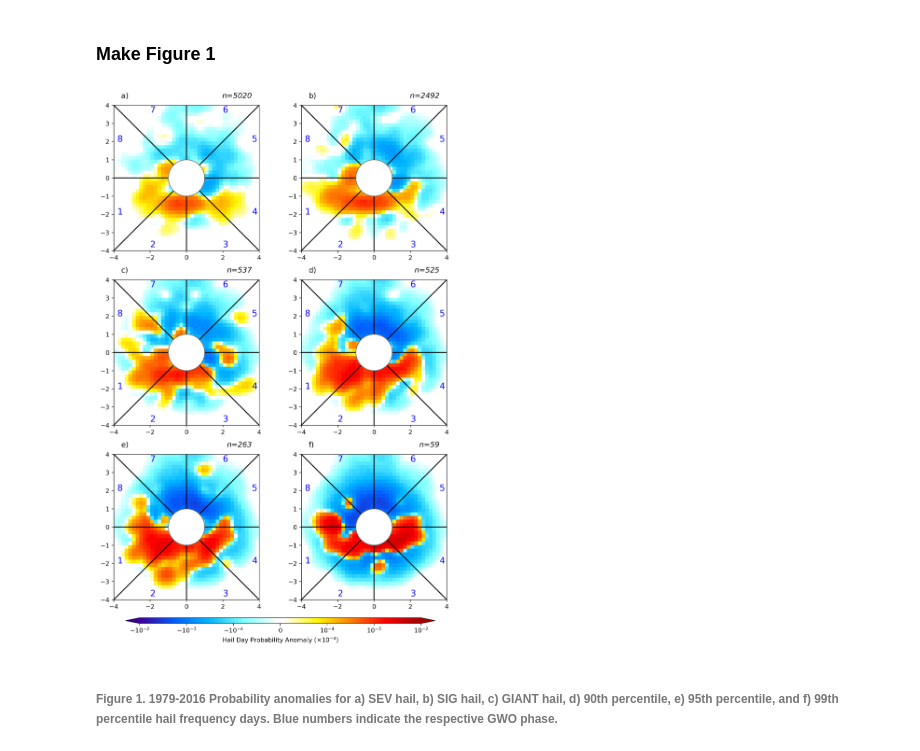
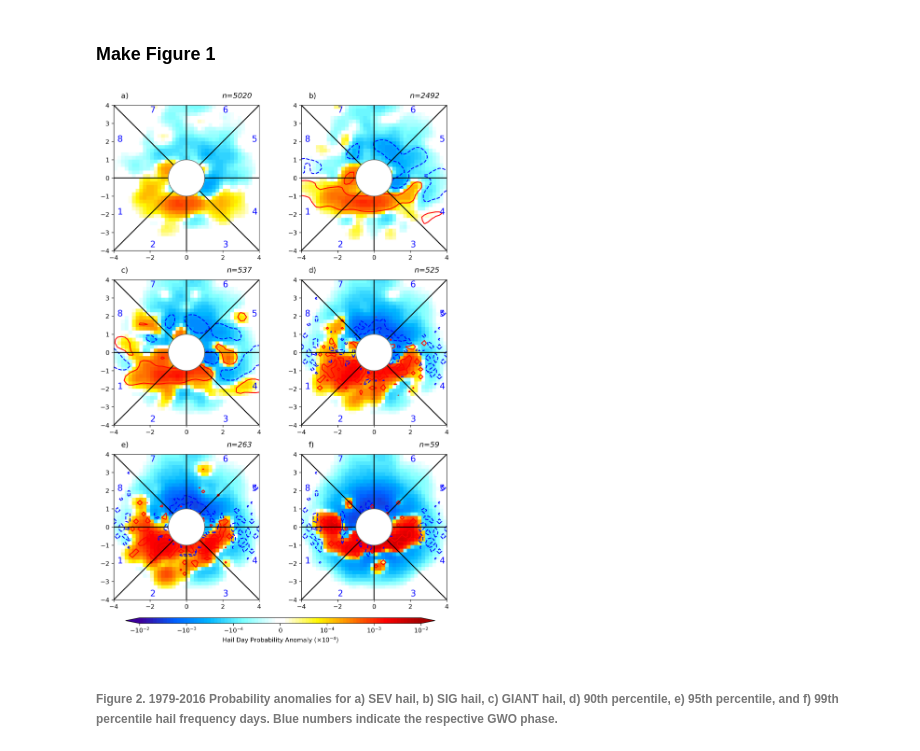
Before and after one commit to vgensini/gwohail, a Jupyter notebook: GRL_Figure1.ipynb, the cells around one changed output. Drawn from its saved outputs; the diff is of its cells as text; code cells hidden in the pictures.

```diff
--- a/GRL_Figure1.ipynb
+++ b/GRL_Figure1.ipynb
@@ -136,6 +170,12 @@ giant_anom = scipy.ndimage.filters.gaussian_filter(giant_anom,sigma,order=0)
 s90_anom = scipy.ndimage.filters.gaussian_filter(sev90_anom,sigma,order=0)
 s95_anom = scipy.ndimage.filters.gaussian_filter(sev95_anom,sigma,order=0)
 s99_anom = scipy.ndimage.filters.gaussian_filter(sev99_anom,sigma,order=0)
+sev_diff = scipy.stats.zscore(sev_anom,axis=1)
+sig_diff = scipy.stats.zscore(sig_anom,axis=1)
+giant_diff = scipy.stats.zscore(giant_anom,axis=1)
+s90_diff = scipy.stats.zscore(sev90_anom,axis=1)
+s95_diff = scipy.stats.zscore(sev95_anom,axis=1)
+s99_diff = scipy.stats.zscore(sev99_anom,axis=1)
 # %% [markdown]
 ### Make Figure 1
 # %%
@@ -169,33 +209,48 @@ extent = [xedges[0], xedges[-1], yedges[0], yedges[-1] ]
 #axes.flat[1].imshow(sig_anom.T,extent=extent,interpolation='nearest',origin='lower',cmap=cmap,vmin=-0.0009,vmax=0.0009)
 #axes.flat[2].imshow(giant_anom.T,extent=extent,interpolation='nearest',origin='lower',cmap=cmap,vmin=-0.0009,vmax=0.0009)
 #axes.flat[3].imshow(s90_anom.T,extent=extent,interpolation='nearest',origin='lower',cmap=cmap,vmin=-0.0009,vmax=0.0009)
 #axes.flat[4].imshow(s95_anom.T,extent=extent,interpolation='nearest',origin='lower',cmap=cmap,vmin=-0.0009,vmax=0.0009)
 #axes.flat[5].imshow(s99_anom.T,extent=extent,interpolation='nearest',origin='lower',cmap=cmap,vmin=-0.0009,vmax=0.0009)
 track=axes.flat[0].imshow(sev_anom.T,extent=extent,interpolation='nearest',origin='lower',cmap=cmap,norm=colors.SymLogNorm(linthresh=0.00001, linscale=0.00001,vmin=-.01, vmax=.01))
+levs = [1.25,900]
+levs1 = [-900,-1.25]
+#axes.flat[0].contour(sev_diff.T,levs,cmap=None,extent=extent,colors='red')
+#axes.flat[0].contour(sev_diff.T,levs1,cmap=None,extent=extent,colors='blue')
 axes.flat[1].imshow(sig_anom.T,extent=extent,interpolation='nearest',origin='lower',cmap=cmap,norm=colors.SymLogNorm(linthresh=0.00001, linscale=0.00001,vmin=-.01, vmax=.01))
+axes.flat[1].contour(sig_diff.T,levs,cmap=None,extent=extent,colors='red')
+axes.flat[1].contour(sig_diff.T,levs1,cmap=None,extent=extent,colors='blue')
 axes.flat[2].imshow(giant_anom.T,extent=extent,interpolation='nearest',origin='lower',cmap=cmap,norm=colors.SymLogNorm(linthresh=0.00001, linscale=0.00001,vmin=-.01, vmax=.01))
+axes.flat[2].contour(giant_diff.T,levs,cmap=None,extent=extent,colors='red')
+axes.flat[2].contour(giant_diff.T,levs1,cmap=None,extent=extent,colors='blue')
 axes.flat[3].imshow(s90_anom.T,extent=extent,interpolation='nearest',origin='lower',cmap=cmap,norm=colors.SymLogNorm(linthresh=0.00001, linscale=0.00001,vmin=-.01, vmax=.01))
+axes.flat[3].contour(s90_diff.T,levs,cmap=None,extent=extent,colors='red')
+axes.flat[3].contour(s90_diff.T,levs1,cmap=None,extent=extent,colors='blue')
 axes.flat[4].imshow(s95_anom.T,extent=extent,interpolation='nearest',origin='lower',cmap=cmap,norm=colors.SymLogNorm(linthresh=0.00001, linscale=0.00001,vmin=-.01, vmax=.01))
+axes.flat[4].contour(s95_diff.T,levs,cmap=None,extent=extent,colors='red')
+axes.flat[4].contour(s95_diff.T,levs1,cmap=None,extent=extent,colors='blue')
 axes.flat[5].imshow(s99_anom.T,extent=extent,interpolation='nearest',origin='lower',cmap=cmap,norm=colors.SymLogNorm(linthresh=0.00001, linscale=0.00001,vmin=-.01, vmax=.01))
+axes.flat[5].contour(s99_diff.T,levs,cmap=None,extent=extent,colors='red')
+axes.flat[5].contour(s99_diff.T,levs1,cmap=None,extent=extent,colors='blue')
 cbar = fig.colorbar(track,ax=axes.ravel().tolist(),ticks=[-.01,-.001,-0.0001,0,0.0001,0.001,0.01], orientation='horizontal', pad=.03,aspect=50, shrink=.9, extend='both')
 cbar.set_label('Hail Day Probability Anomaly ' +r'$(\times10^{-4})$' )
 axes.flat[0].annotate('a)',(.05,1.05), xycoords='axes fraction', ha='left', fontsize=12)
 axes.flat[0].annotate('n='+str(sev_hail_df['date'].count()),(.95,1.05), xycoords='axes fraction', ha='right', fontsize=12,fontstyle='italic')
 axes.flat[1].annotate('b)',(.05,1.05), xycoords='axes fraction', ha='left', fontsize=12)
 axes.flat[1].annotate('n='+str(sig_hail_df['date'].count()),(.95,1.05), xycoords='axes fraction', ha='right', fontsize=12,fontstyle='italic')
 axes.flat[2].annotate('c)',(.05,1.05), xycoords='axes fraction', ha='left', fontsize=12)
 axes.flat[2].annotate('n='+str(giant_hail_df['date'].count()),(.95,1.05), xycoords='axes fraction', ha='right', fontsize=12,fontstyle='italic')
 axes.flat[3].annotate('d)',(.05,1.05), xycoords='axes fraction', ha='left', fontsize=12)
 axes.flat[3].annotate('n='+str(ninetyth_hail_df.mag.count()),(.95,1.05), xycoords='axes fraction', ha='right', fontsize=12,fontstyle='italic')
 axes.flat[4].annotate('e)',(.05,1.05), xycoords='axes fraction', ha='left', fontsize=12)
 axes.flat[4].annotate('n='+str(ninety5th_hail_df.mag.count()),(.95,1.05), xycoords='axes fraction', ha='right', fontsize=12,fontstyle='italic')
 axes.flat[5].annotate('f)',(.05,1.05), xycoords='axes fraction', ha='left', fontsize=12)
 axes.flat[5].annotate('n='+str(ninety9th_hail_df.mag.count()),(.95,1.05), xycoords='axes fraction', ha='right', fontsize=12,fontstyle='italic')
+
 #plt.savefig('hailbyGWOphase.eps',format='eps')
 #plt.savefig('hailbyGWOphase.png',format='png')
 #plt.savefig('hailbyGWOphase.pdf',format='pdf')
 plt.show()
 # %% [output]
-[figure, old version]
+[figure, new version]
 # %% [markdown]
-###### Figure 1. 1979-2016 Probability anomalies for a) SEV hail, b) SIG hail, c) GIANT hail, d) 90th percentile, e) 95th percentile, and f) 99th percentile hail frequency days. Blue numbers indicate the respective GWO phase.
+###### Figure 2. 1979-2016 Probability anomalies for a) SEV hail, b) SIG hail, c) GIANT hail, d) 90th percentile, e) 95th percentile, and f) 99th percentile hail frequency days. Blue numbers indicate the respective GWO phase.
```
Also changed, not shown: parts of 2 cells of this notebook, 21 other files.
